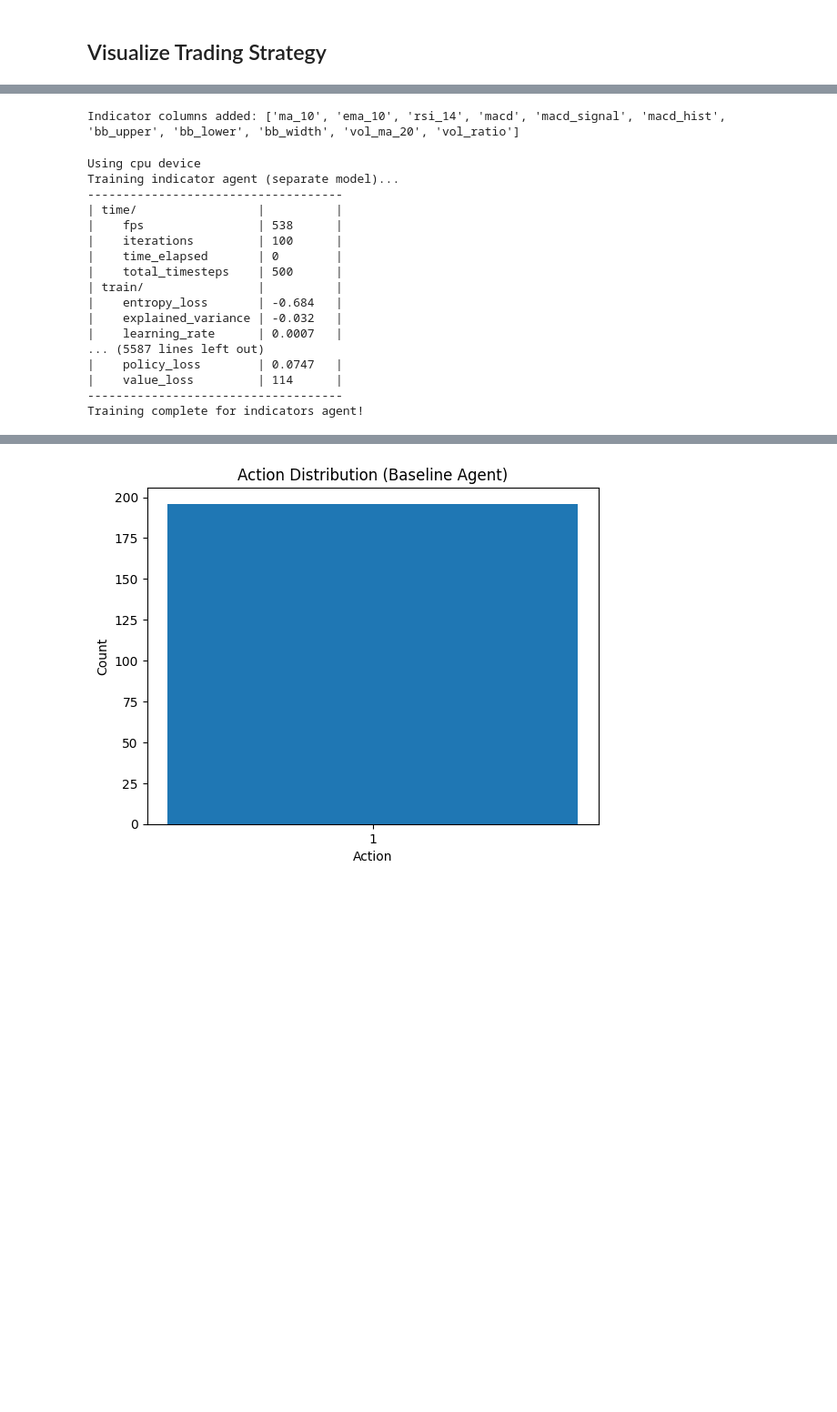
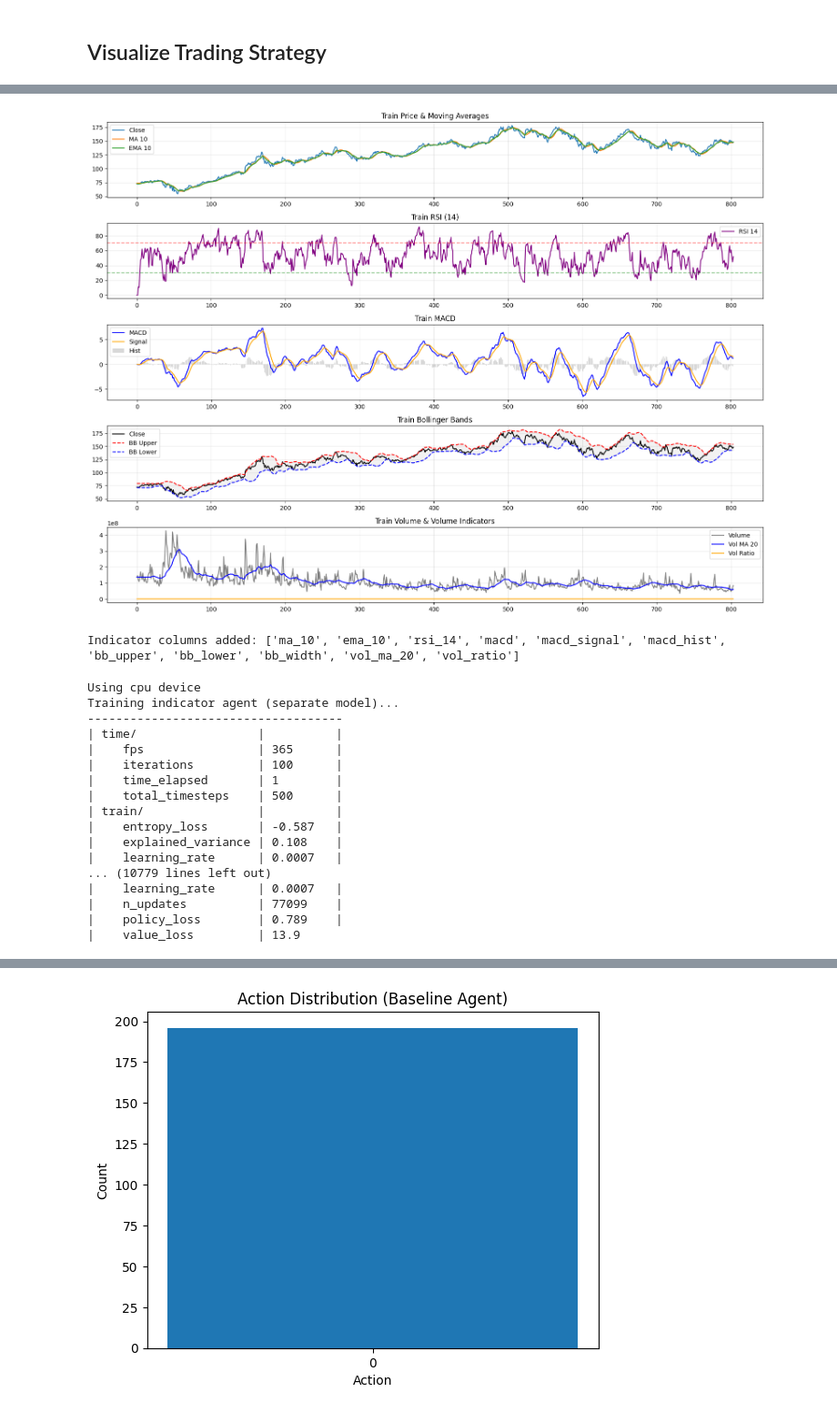
Before and after one commit to marugmat/adml-rl, a Jupyter notebook: projects/project3_stock_trading.ipynb, the cells around one changed output, grey strips where cells are left out. Shown at 91% size. Saved outputs shown, nothing was run; the diff lists cells and outputs as text; code cells hidden in the pictures; blank space fills up the shorter version.

```diff
--- a/projects/project3_stock_trading.ipynb
+++ b/projects/project3_stock_trading.ipynb
@@ -338,11 +416,14 @@ def add_technical_indicators(df):
 # %%
 # Create new datasets
 train_ind_df = add_technical_indicators(train_df)
 test_ind_df = add_technical_indicators(test_df)
 
+plot_technical_indicators(train_ind_df, title_prefix="Train ")
+
 # Quick sanity check
 print("Indicator columns added:", [c for c in train_ind_df.columns if c not in train_df.columns])
 # %% [output]
+[figure, added]
 Indicator columns added: ['ma_10', 'ema_10', 'rsi_14', 'macd', 'macd_signal', 'macd_hist', 'bb_upper', 'bb_lower', 'bb_width', 'vol_ma_20', 'vol_ratio']
 # %%
 # Define a lightweight custom environment that exposes indicators in the observation
@@ -474,30 +555,30 @@ class IndicatorStocksEnv(gym.Env):
         return float(self._total_reward)
 # %%
 # Create vectorized environment and train a separate agent on indicator features
-ind_env = DummyVecEnv([lambda: IndicatorStocksEnv(train_ind_df, window_size=5, frame_bound=(5, len(train_ind_df)))])
+ind_env = DummyVecEnv([lambda: IndicatorStocksEnv(train_ind_df, window_size=5, frame_bound=(5, len(train_ind_df)), reward_type='risk_adjusted', risk_factor=1)])
 
-model_indicators = A2C('MlpPolicy', ind_env, learning_rate=7e-4, gamma=0.99, verbose=1, seed=24)
+model_indicators = A2C('MlpPolicy', ind_env, learning_rate=7e-4, gamma=0.9, verbose=1, seed=24)
 print("Training indicator agent (separate model)...")
-model_indicators.learn(total_timesteps=200_000)
+model_indicators.learn(total_timesteps=1_000_000)
 print("Training complete for indicators agent!")
 # %% [output]
 Using cpu device
 Training indicator agent (separate model)...
 ------------------------------------
 | time/                 |          |
-|    fps                | 538      |
+|    fps                | 365      |
 |    iterations         | 100      |
-|    time_elapsed       | 0        |
+|    time_elapsed       | 1        |
 |    total_timesteps    | 500      |
 | train/                |          |
-|    entropy_loss       | -0.684   |
-|    explained_variance | -0.032   |
+|    entropy_loss       | -0.587   |
+|    explained_variance | 0.108    |
 |    learning_rate      | 0.0007   |
-... (5587 lines left out)
-|    policy_loss        | 0.0747   |
-|    value_loss         | 114      |
-------------------------------------
-Training complete for indicators agent!
+... (10779 lines left out)
+|    learning_rate      | 0.0007   |
+|    n_updates          | 77099    |
+|    policy_loss        | 0.789    |
+|    value_loss         | 13.9
 # %%
 
 # Backtest the new agent on test set
```
Also changed, not shown: parts of 9 cells of this notebook, 1 other file.
